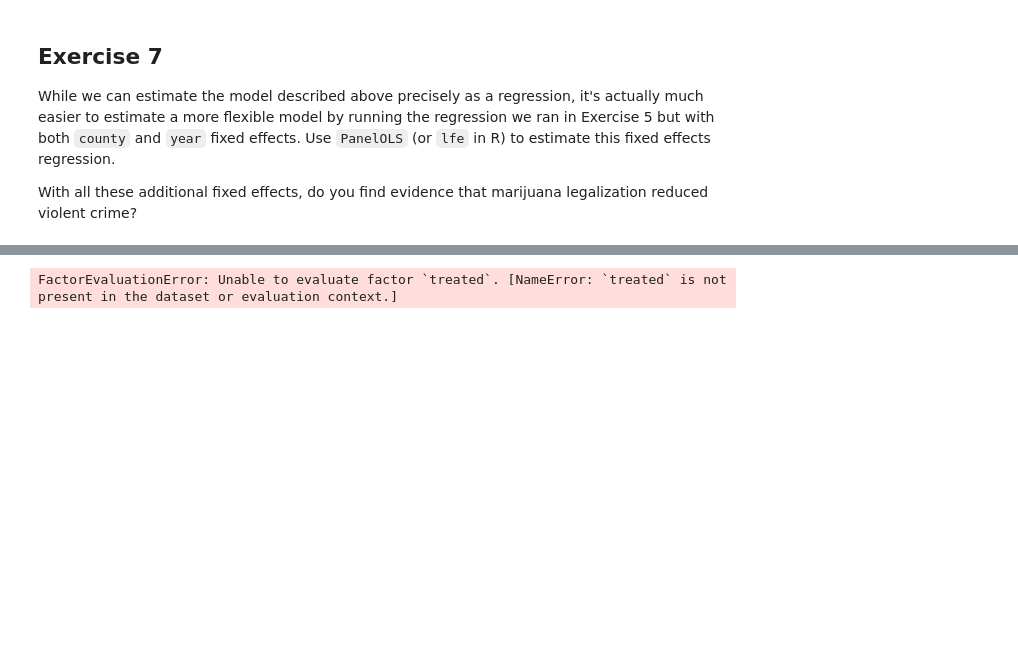
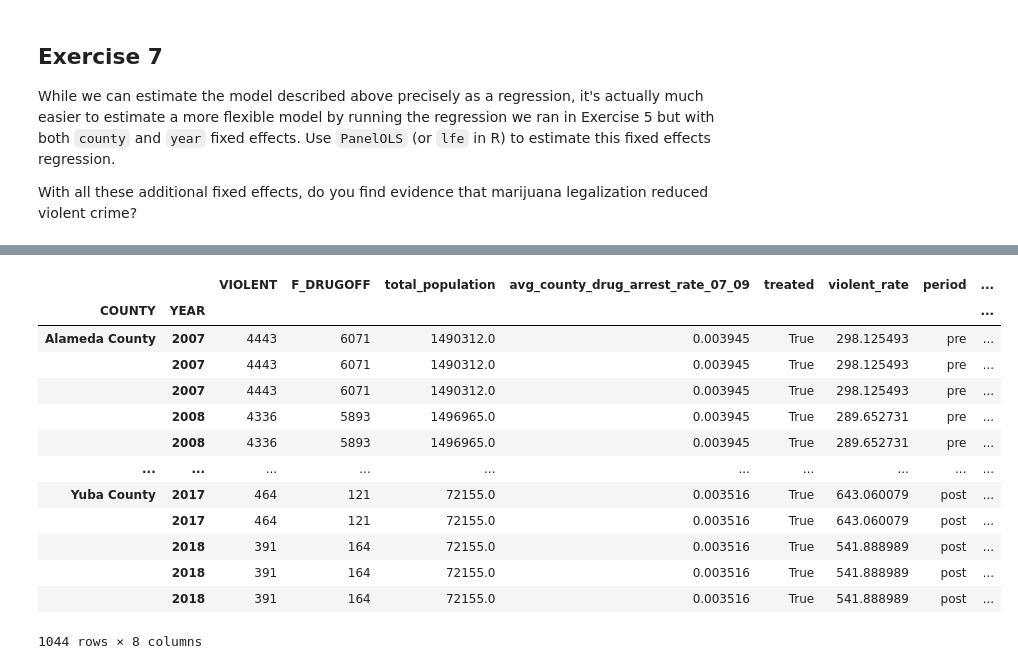
Before and after one commit to BarbaraPFloresRios/IDS701_UnifyingDataScience_CausalInference, a Jupyter notebook: 20240419_ExerciseDiffindiff/exercise_diffindiff.ipynb, the cells around one changed output, grey strips where cells are left out. Saved outputs shown, nothing was run; the diff lists cells and outputs as text; code cells hidden in the pictures; blank space fills up the shorter version.

```diff
--- a/20240419_ExerciseDiffindiff/exercise_diffindiff.ipynb
+++ b/20240419_ExerciseDiffindiff/exercise_diffindiff.ipynb
@@ -97,8 +97,7 @@ arrest_data_07_09["avg_county_drug_arrest_rate_07_09"] = arrest_data_07_09.group
     "COUNTY"
 )[["drug_arrest_rate"]].transform("mean")
 
-arrest_data_07_09 = arrest_data_07_09[[
-    "COUNTY", "avg_county_drug_arrest_rate_07_09"]]
+arrest_data_07_09 = arrest_data_07_09[["COUNTY", "avg_county_drug_arrest_rate_07_09"]]
 
 arrest_data = arrest_data.merge(arrest_data_07_09, how="left", on="COUNTY")
 arrest_data
@@ -463,7 +362,19 @@ Subclasses:
-# %%
-import linearmodels as lm
-
-lm.PanelOLS(dependent:)
-# %% [output]
-FactorEvaluationError: Unable to evaluate factor `treated`. [NameError: `treated` is not present in the dataset or evaluation context.]
+# %%
+arrest_data_subset.set_index(["COUNTY", "YEAR"], inplace=True)
+arrest_data_subset
+# %% [output]
+|  |  | VIOLENT | F_DRUGOFF | total_population | avg_county_drug_arrest_rate_07_09 | treated | violent_rate | period | ... |
+| COUNTY | YEAR |  |  |  |  |  |  |  | ... |
+| Alameda County | 2007 | 4443 | 6071 | 1490312.0 | 0.003945 | True | 298.125493 | pre | ... |
+|  | 2007 | 4443 | 6071 | 1490312.0 | 0.003945 | True | 298.125493 | pre | ... |
+|  | 2007 | 4443 | 6071 | 1490312.0 | 0.003945 | True | 298.125493 | pre | ... |
+|  | 2008 | 4336 | 5893 | 1496965.0 | 0.003945 | True | 289.652731 | pre | ... |
+|  | 2008 | 4336 | 5893 | 1496965.0 | 0.003945 | True | 289.652731 | pre | ... |
+| ... | ... | ... | ... | ... | ... | ... | ... | ... | ... |
+| Yuba County | 2017 | 464 | 121 | 72155.0 | 0.003516 | True | 643.060079 | post | ... |
+|  | 2017 | 464 | 121 | 72155.0 | 0.003516 | True | 643.060079 | post | ... |
+|  | 2018 | 391 | 164 | 72155.0 | 0.003516 | True | 541.888989 | post | ... |
+|  | 2018 | 391 | 164 | 72155.0 | 0.003516 | True | 541.888989 | post | ... |
+|  | 2018 | 391 | 164 | 72155.0 | 0.003516 | True | 541.888989 | post | ... |
+1044 rows × 8 columns
 # %%
```
Also changed, not shown: parts of 11 cells of this notebook.
